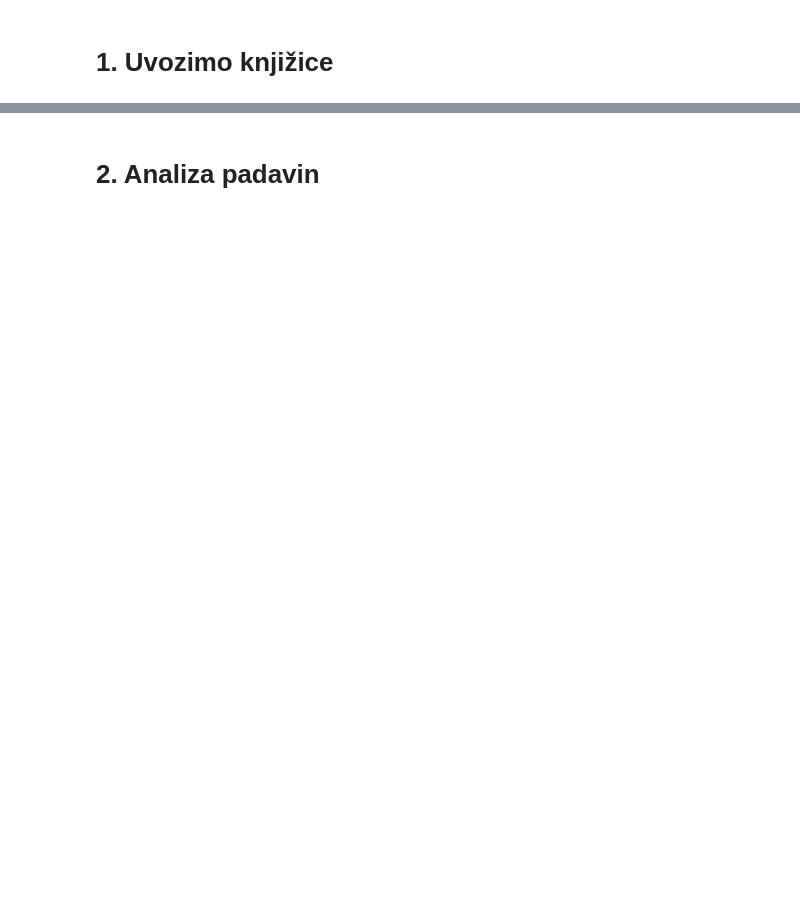
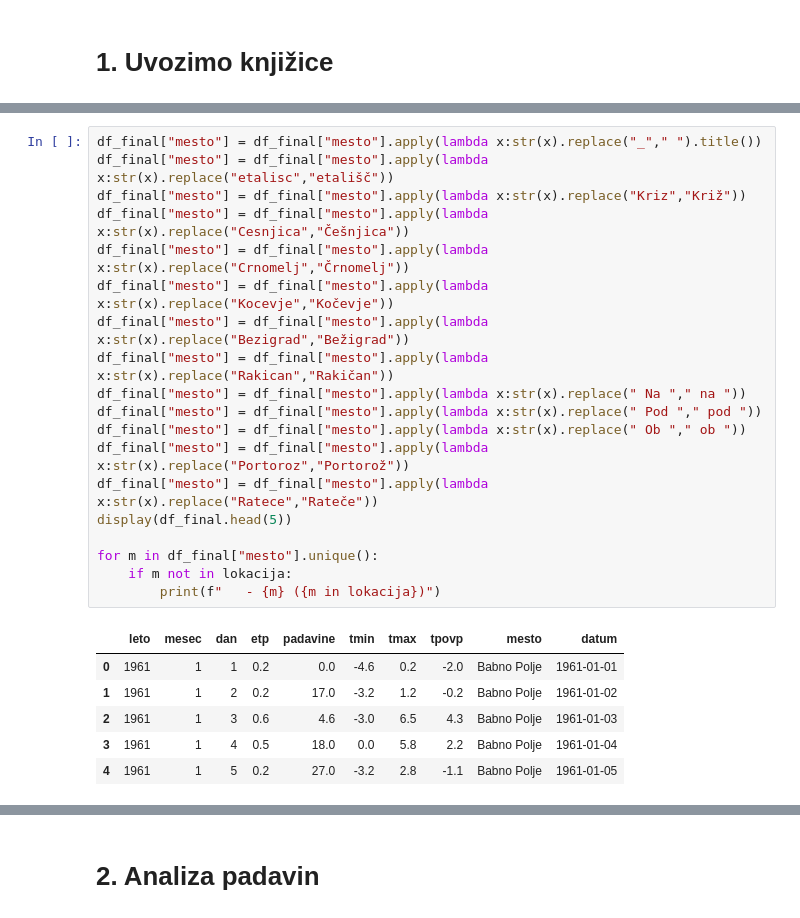
Before and after one commit to ReneMarkovic/ARSO-vreme-zgodovinski-Podatki, a Jupyter notebook: Padavine_analiza.ipynb, the cells around one changed output, grey strips where cells are left out. Cells and saved outputs as stored; diff of their text form; blank space fills up the shorter version.

```diff
--- a/Padavine_analiza.ipynb
+++ b/Padavine_analiza.ipynb
@@ -56,0 +57,26 @@ display(df_final)
+# %%
+df_final["mesto"] = df_final["mesto"].apply(lambda x:str(x).replace("_"," ").title())
+df_final["mesto"] = df_final["mesto"].apply(lambda x:str(x).replace("etalisc","etališč"))
+df_final["mesto"] = df_final["mesto"].apply(lambda x:str(x).replace("Kriz","Križ"))
+df_final["mesto"] = df_final["mesto"].apply(lambda x:str(x).replace("Cesnjica","Češnjica"))
+df_final["mesto"] = df_final["mesto"].apply(lambda x:str(x).replace("Crnomelj","Črnomelj"))
+df_final["mesto"] = df_final["mesto"].apply(lambda x:str(x).replace("Kocevje","Kočevje"))
+df_final["mesto"] = df_final["mesto"].apply(lambda x:str(x).replace("Bezigrad","Bežigrad"))
+df_final["mesto"] = df_final["mesto"].apply(lambda x:str(x).replace("Rakican","Rakičan"))
+df_final["mesto"] = df_final["mesto"].apply(lambda x:str(x).replace(" Na "," na "))
+df_final["mesto"] = df_final["mesto"].apply(lambda x:str(x).replace(" Pod "," pod "))
+df_final["mesto"] = df_final["mesto"].apply(lambda x:str(x).replace(" Ob "," ob "))
+df_final["mesto"] = df_final["mesto"].apply(lambda x:str(x).replace("Portoroz","Portorož"))
+df_final["mesto"] = df_final["mesto"].apply(lambda x:str(x).replace("Ratece","Rateče"))
+display(df_final.head(5))
+
+for m in df_final["mesto"].unique():
+    if m not in lokacija:
+        print(f"   - {m} ({m in lokacija})")
+# %% [output]
+|  | leto | mesec | dan | etp | padavine | tmin | tmax | tpovp | mesto | datum |
+| 0 | 1961 | 1 | 1 | 0.2 | 0.0 | -4.6 | 0.2 | -2.0 | Babno Polje | 1961-01-01 |
+| 1 | 1961 | 1 | 2 | 0.2 | 17.0 | -3.2 | 1.2 | -0.2 | Babno Polje | 1961-01-02 |
+| 2 | 1961 | 1 | 3 | 0.6 | 4.6 | -3.0 | 6.5 | 4.3 | Babno Polje | 1961-01-03 |
+| 3 | 1961 | 1 | 4 | 0.5 | 18.0 | 0.0 | 5.8 | 2.2 | Babno Polje | 1961-01-04 |
+| 4 | 1961 | 1 | 5 | 0.2 | 27.0 | -3.2 | 2.8 | -1.1 | Babno Polje | 1961-01-05 |
```
Also changed, not shown: parts of 6 cells of this notebook, 14 other files.
